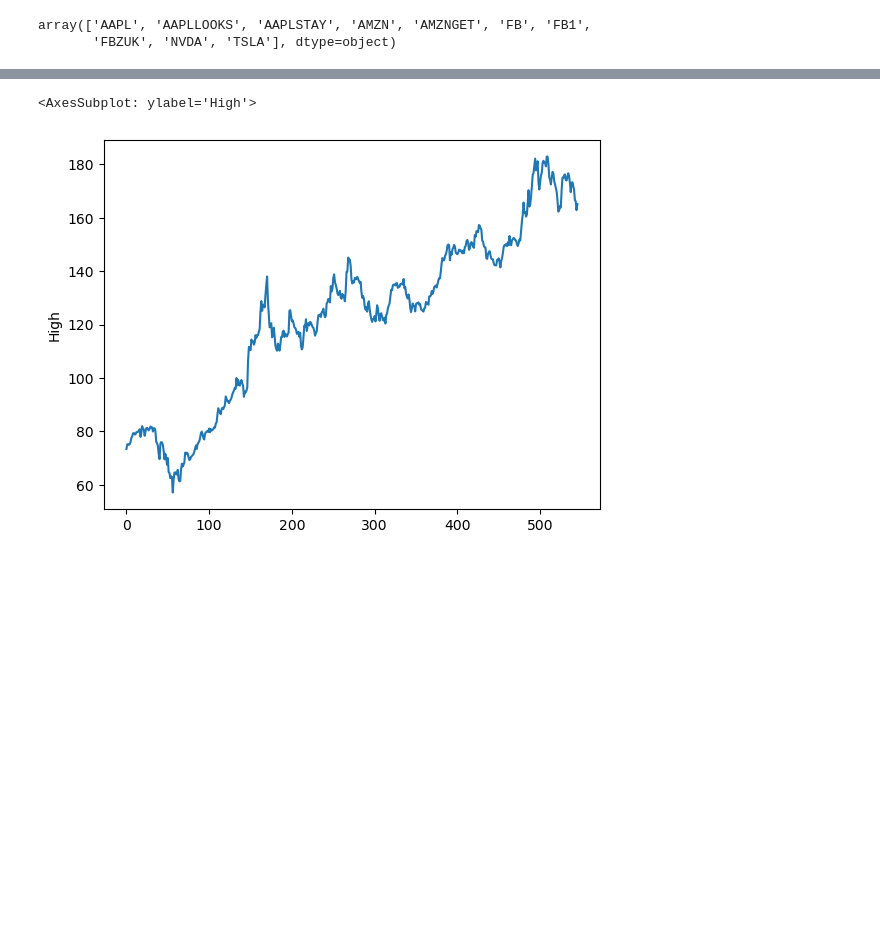
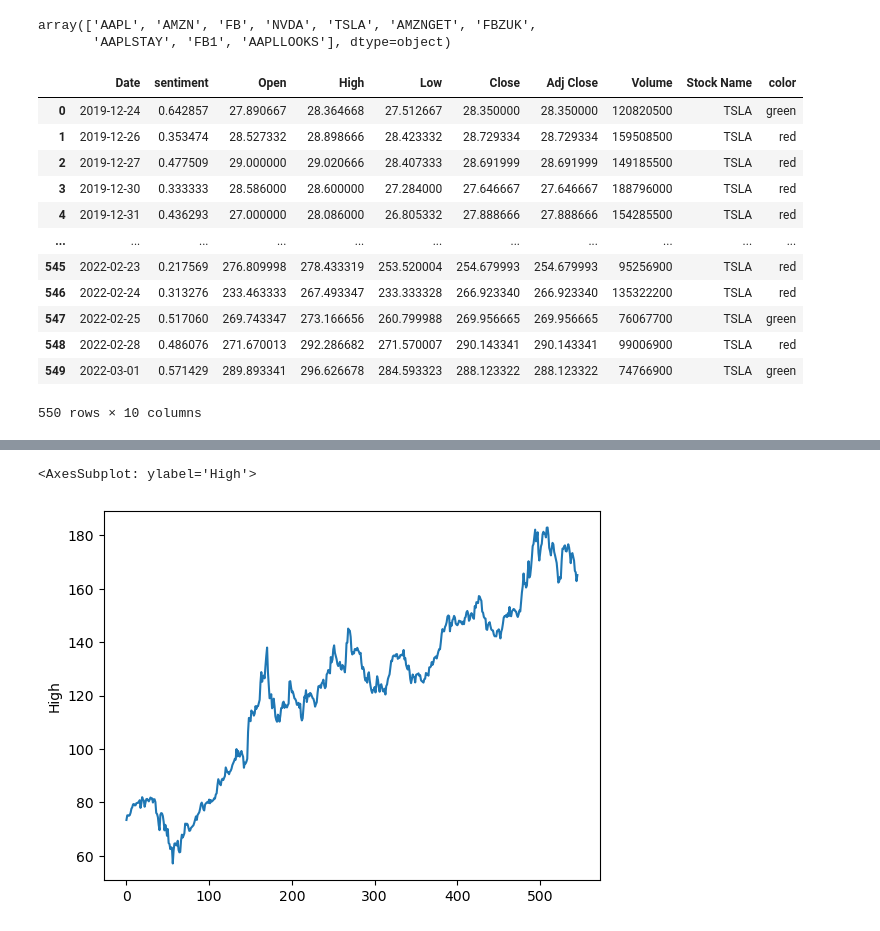
Before and after one commit to danielosetiawan/NLP_sentiment_analysis, a Jupyter notebook: Stocks.ipynb, the cells around one changed output, grey strips where cells are left out. Saved outputs shown, nothing was run; the diff lists cells and outputs as text; code cells hidden in the pictures; blank space fills up the shorter version.

```diff
--- a/Stocks.ipynb
+++ b/Stocks.ipynb
@@ -47,14 +51,10 @@ df['ticker'] = df['raw_content'].str.upper().str.extract(r'\$(\w+)')
 # extract date only
 df['Date'] = df['created_at'].dt.date
 
-# get average sentiment per day
-df = df.groupby(['ticker', 'Date']).agg({'sentiment': 'mean'}).reset_index()
-df['Date'] = pd.to_datetime(df['Date'])
-
 df['ticker'].unique()
 # %% [output]
-array(['AAPL', 'AAPLLOOKS', 'AAPLSTAY', 'AMZN', 'AMZNGET', 'FB', 'FB1',
-       'FBZUK', 'NVDA', 'TSLA'], dtype=object)
+array(['AAPL', 'AMZN', 'FB', 'NVDA', 'TSLA', 'AMZNGET', 'FBZUK',
+       'AAPLSTAY', 'FB1', 'AAPLLOOKS'], dtype=object)
 # %%
 def clean_tickers(ticker):
     if 'AAPL' in ticker:
@@ -72,3 +76,19 @@ df['ticker'] = df['ticker'].apply(lambda x: clean_tickers(x))
+# %%
+globals()[tick]['color'] = globals()[tick]['sentiment'].apply(lambda x: 'green' if x > 0.5 else 'red')
+# %% [output]
+|  | Date | sentiment | Open | High | Low | Close | Adj Close | Volume | Stock Name | color |
+| 0 | 2019-12-24 | 0.642857 | 27.890667 | 28.364668 | 27.512667 | 28.350000 | 28.350000 | 120820500 | TSLA | green |
+| 1 | 2019-12-26 | 0.353474 | 28.527332 | 28.898666 | 28.423332 | 28.729334 | 28.729334 | 159508500 | TSLA | red |
+| 2 | 2019-12-27 | 0.477509 | 29.000000 | 29.020666 | 28.407333 | 28.691999 | 28.691999 | 149185500 | TSLA | red |
+| 3 | 2019-12-30 | 0.333333 | 28.586000 | 28.600000 | 27.284000 | 27.646667 | 27.646667 | 188796000 | TSLA | red |
+| 4 | 2019-12-31 | 0.436293 | 27.000000 | 28.086000 | 26.805332 | 27.888666 | 27.888666 | 154285500 | TSLA | red |
+| ... | ... | ... | ... | ... | ... | ... | ... | ... | ... | ... |
+| 545 | 2022-02-23 | 0.217569 | 276.809998 | 278.433319 | 253.520004 | 254.679993 | 254.679993 | 95256900 | TSLA | red |
+| 546 | 2022-02-24 | 0.313276 | 233.463333 | 267.493347 | 233.333328 | 266.923340 | 266.923340 | 135322200 | TSLA | red |
+| 547 | 2022-02-25 | 0.517060 | 269.743347 | 273.166656 | 260.799988 | 269.956665 | 269.956665 | 76067700 | TSLA | green |
+| 548 | 2022-02-28 | 0.486076 | 271.670013 | 292.286682 | 271.570007 | 290.143341 | 290.143341 | 99006900 | TSLA | red |
+| 549 | 2022-03-01 | 0.571429 | 289.893341 | 296.626678 | 284.593323 | 288.123322 | 288.123322 | 74766900 | TSLA | green |
+550 rows × 10 columns
 # %%
 for tick in df['ticker'].unique():
     df1 = df[df['ticker'] == tick]
```
Also changed, not shown: parts of 19 cells of this notebook, 4 other files.
